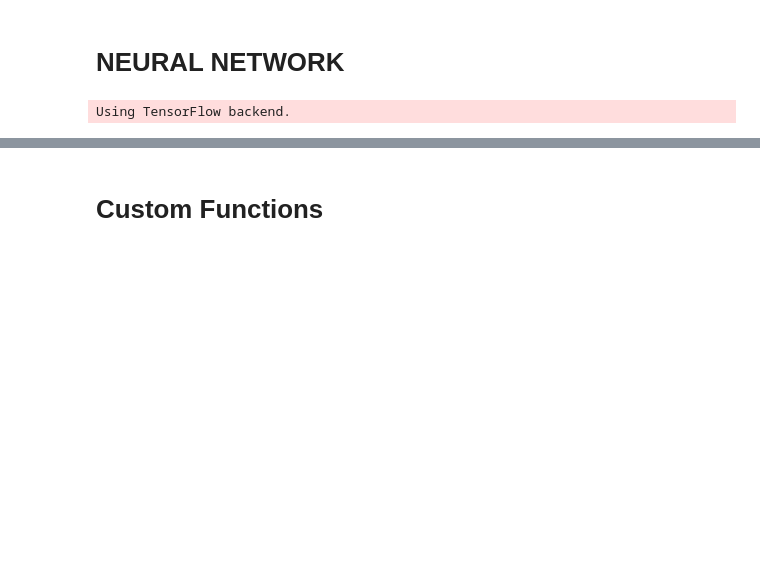
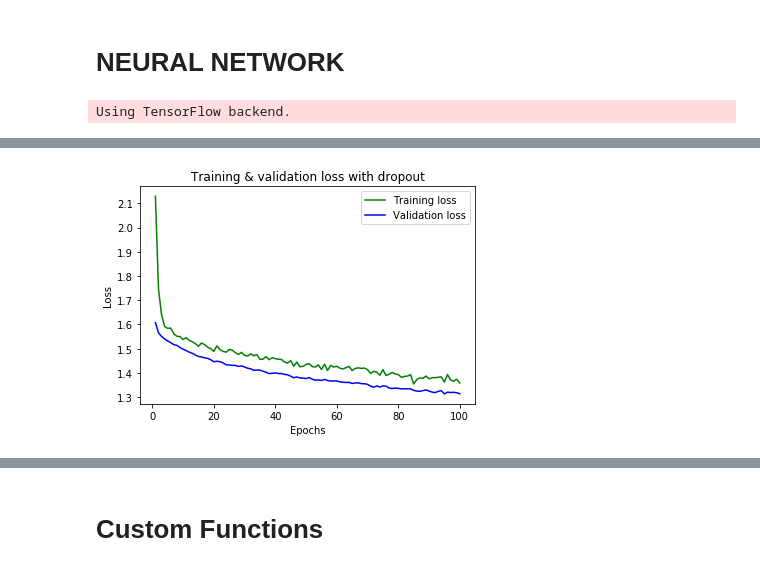
Before and after one commit to ssrosa/dsc-4-final-project-online-ds-pt-100118, a Jupyter notebook: student.ipynb, the cells around one changed output, grey strips where cells are left out. Cells and saved outputs as stored; diff of their text form; code cells hidden in the pictures; blank space fills up the shorter version.

```diff
--- a/student.ipynb
+++ b/student.ipynb
@@ -1164,0 +1277,16 @@ model.summary()
+# %%
+#Dropout
+loss_values = model_dict['loss']
+val_loss_values = model_dict['val_loss']
+
+epochs = range(1, len(loss_values) + 1)
+plt.plot(epochs, loss_values, 'g', label='Training loss')
+plt.plot(epochs, val_loss_values, 'blue', label='Validation loss')
+
+plt.title('Training & validation loss with dropout')
+plt.xlabel('Epochs')
+plt.ylabel('Loss')
+plt.legend()
+plt.show()
+# %% [output]
+[figure, added]
```
Also changed, not shown: parts of 45 cells of this notebook.
